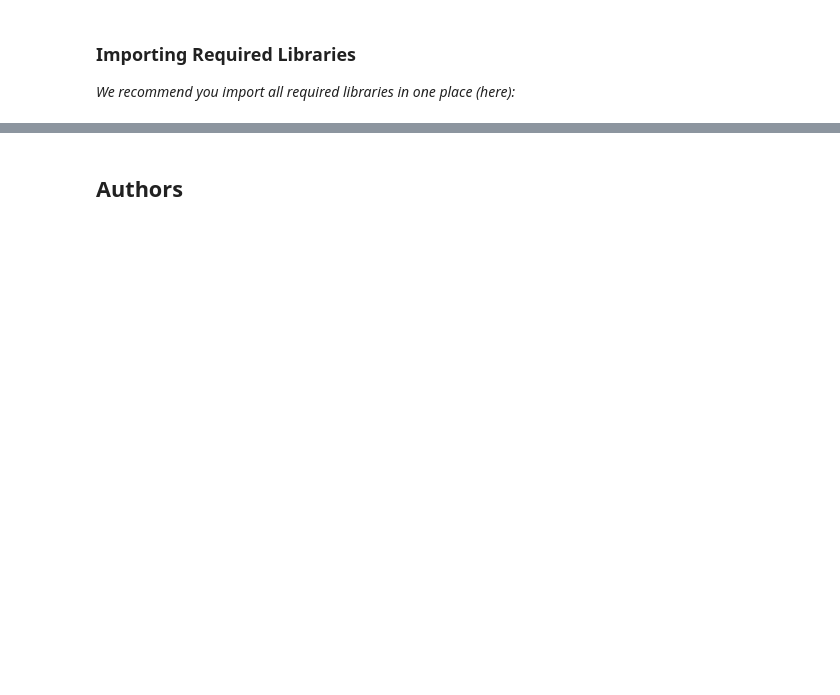
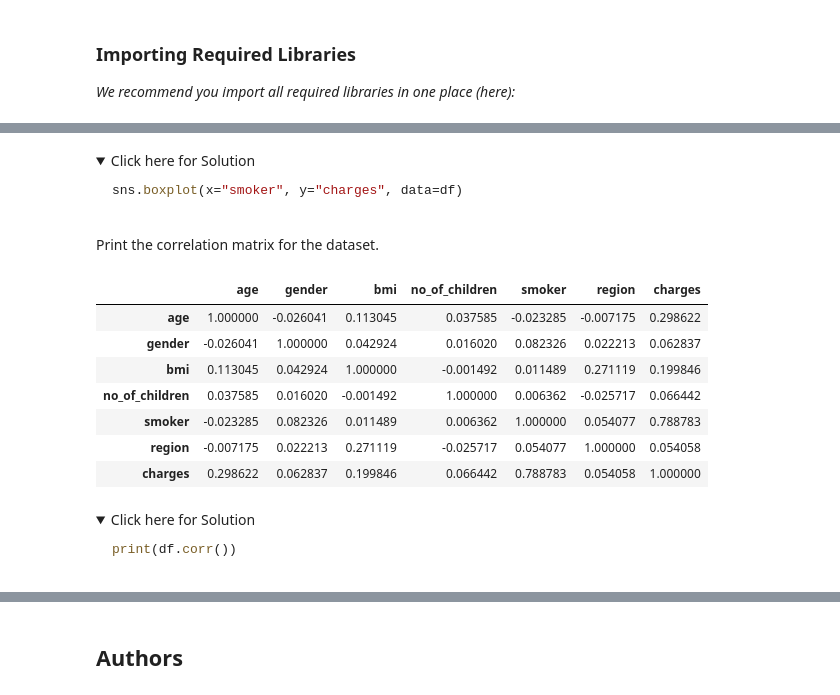
Before and after one commit to zlchang/IBM-ML-Coursera, a Jupyter notebook: practice_project.ipynb, the cells around one changed output, grey strips where cells are left out. Drawn from its saved outputs; the diff is of its cells as text; code cells hidden in the pictures; folded sections open; blank space fills up the shorter version.

````diff
--- a/practice_project.ipynb
+++ b/practice_project.ipynb
@@ -215,0 +297,29 @@ df.to_csv('./Largest_economies.csv')
+# %% [markdown]
+<details>
+    <summary>Click here for Solution</summary>
+
+```python
+sns.boxplot(x="smoker", y="charges", data=df)
+```
+</details>
+# %% [markdown]
+Print the correlation matrix for the dataset.
+# %%
+df.corr()
+# %% [output]
+|  | age | gender | bmi | no_of_children | smoker | region | charges |
+| age | 1.000000 | -0.026041 | 0.113045 | 0.037585 | -0.023285 | -0.007175 | 0.298622 |
+| gender | -0.026041 | 1.000000 | 0.042924 | 0.016020 | 0.082326 | 0.022213 | 0.062837 |
+| bmi | 0.113045 | 0.042924 | 1.000000 | -0.001492 | 0.011489 | 0.271119 | 0.199846 |
+| no_of_children | 0.037585 | 0.016020 | -0.001492 | 1.000000 | 0.006362 | -0.025717 | 0.066442 |
+| smoker | -0.023285 | 0.082326 | 0.011489 | 0.006362 | 1.000000 | 0.054077 | 0.788783 |
+| region | -0.007175 | 0.022213 | 0.271119 | -0.025717 | 0.054077 | 1.000000 | 0.054058 |
+| charges | 0.298622 | 0.062837 | 0.199846 | 0.066442 | 0.788783 | 0.054058 | 1.000000 |
+# %% [markdown]
+<details>
+    <summary>Click here for Solution</summary>
+
+```python
+print(df.corr())
+```
+</details>
````
Also changed, not shown: parts of 86 cells of this notebook.
